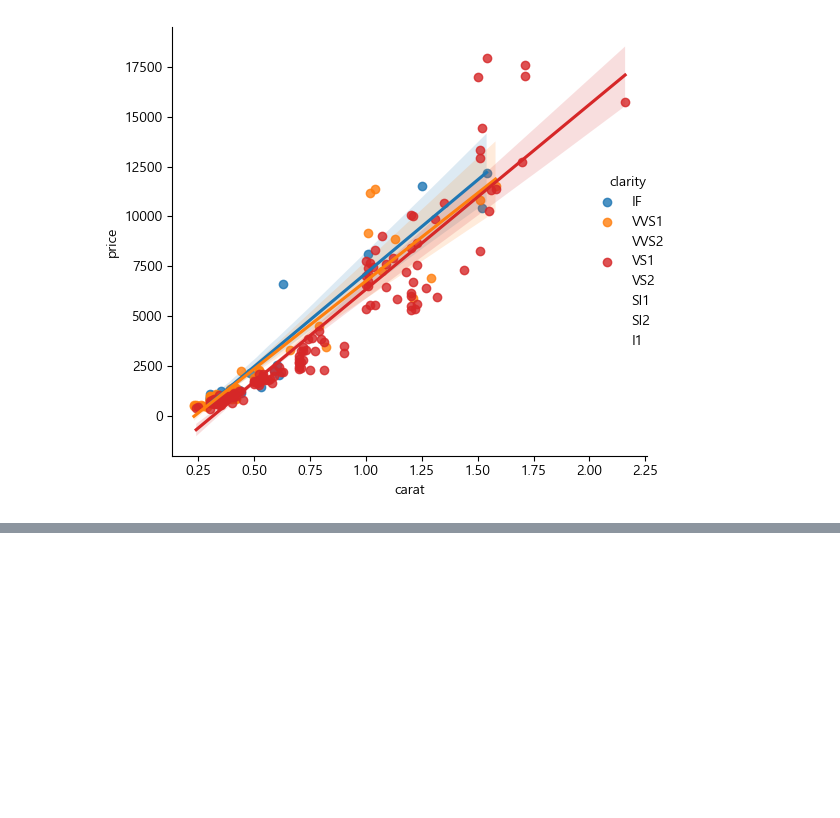
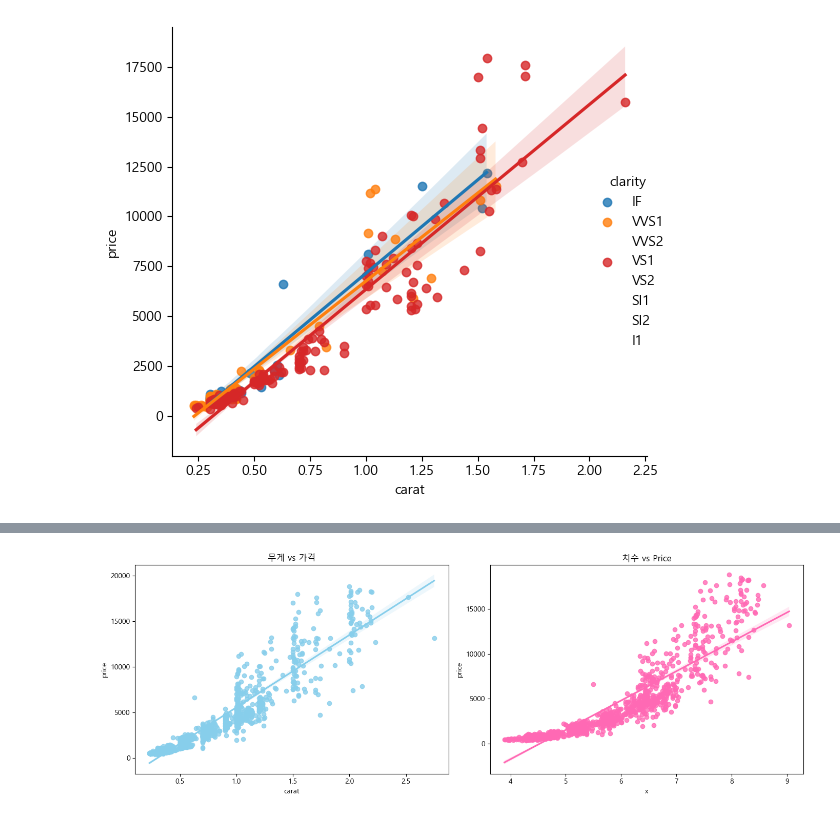
Before and after one commit to qkfmadl0-create/day18, a Jupyter notebook: 04_correlation_scatter.ipynb, the cells around one changed output, grey strips where cells are left out. Cells and saved outputs as stored; diff of their text form; code cells hidden in the pictures; blank space fills up the shorter version.

```diff
--- a/04_correlation_scatter.ipynb
+++ b/04_correlation_scatter.ipynb
@@ -110,0 +104,19 @@ Name: price, dtype: float64
+# %%
+# 상관관계 vs 인과관계
+# 상관관계는 반드시 인과관계를 의미하지 않음
+# 무게와 x 치수의 관계
+fig, axes = plt.subplots(1,2,figsize=(14,5))
+# 좌측 Carat vs Price
+sns.regplot(data = diamonds_sample, x = 'carat', y = 'price', ax = axes[0], color='skyblue')
+axes[0].set_title('무게 vs 가격')
+# 우측 X vs Price
+sns.regplot(data=diamonds_sample, x = 'x', y = 'price',  ax = axes[1], color = 'hotpink')
+axes[1].set_title('치수 vs Price')
+
+plt.tight_layout()
+plt.show()
+
+# 무게가 증가하면 치수도 증가하는 관계(치수 vs 가격 허위 상관관계)
+# 추론할 때 불필요한 계수 즉 변수임. 따라서 머신러닝할 때는 학습에서 제외
+# %% [output]
+[figure, added]
```
Also changed, not shown: parts of 2 cells of this notebook.
